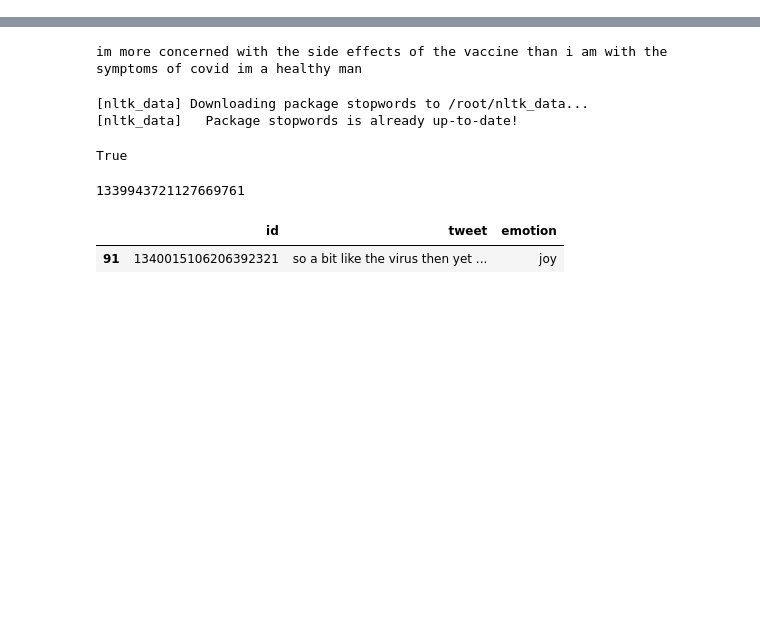
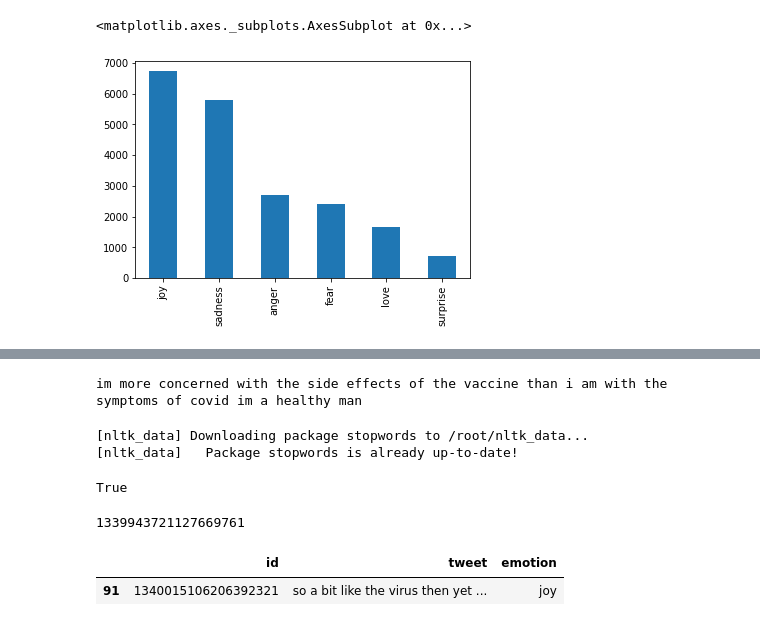
Before and after one commit to hansikav/Decision-tree-and-random-forest, a Jupyter notebook: EmotionDetection.ipynb, the cells around one changed output, grey strips where cells are left out. Saved outputs shown, nothing was run; the diff lists cells and outputs as text; code cells hidden in the pictures; blank space fills up the shorter version.

```diff
--- a/EmotionDetection.ipynb
+++ b/EmotionDetection.ipynb
@@ -52,0 +146,20 @@ Requirement already satisfied: six in /usr/local/lib/python3.7/dist-packages (fr
+# %%
+import pickle
+
+## helper function
+def load_from_pickle(directory):
+    return pickle.load(open(directory,"rb"))
+# %%
+data = load_from_pickle(directory="merged_training.pkl")
+
+## using a sample
+emotions = [ "sadness", "joy", "love", "anger", "fear", "surprise"]
+data= data[data["emotions"].isin(emotions)]
+
+
+data = data.sample(n=20000);
+
+data.emotions.value_counts().plot.bar()
+# %% [output]
+<matplotlib.axes._subplots.AxesSubplot at 0x...>
+[figure, added]
```
Also changed, not shown: parts of 30 cells of this notebook.
